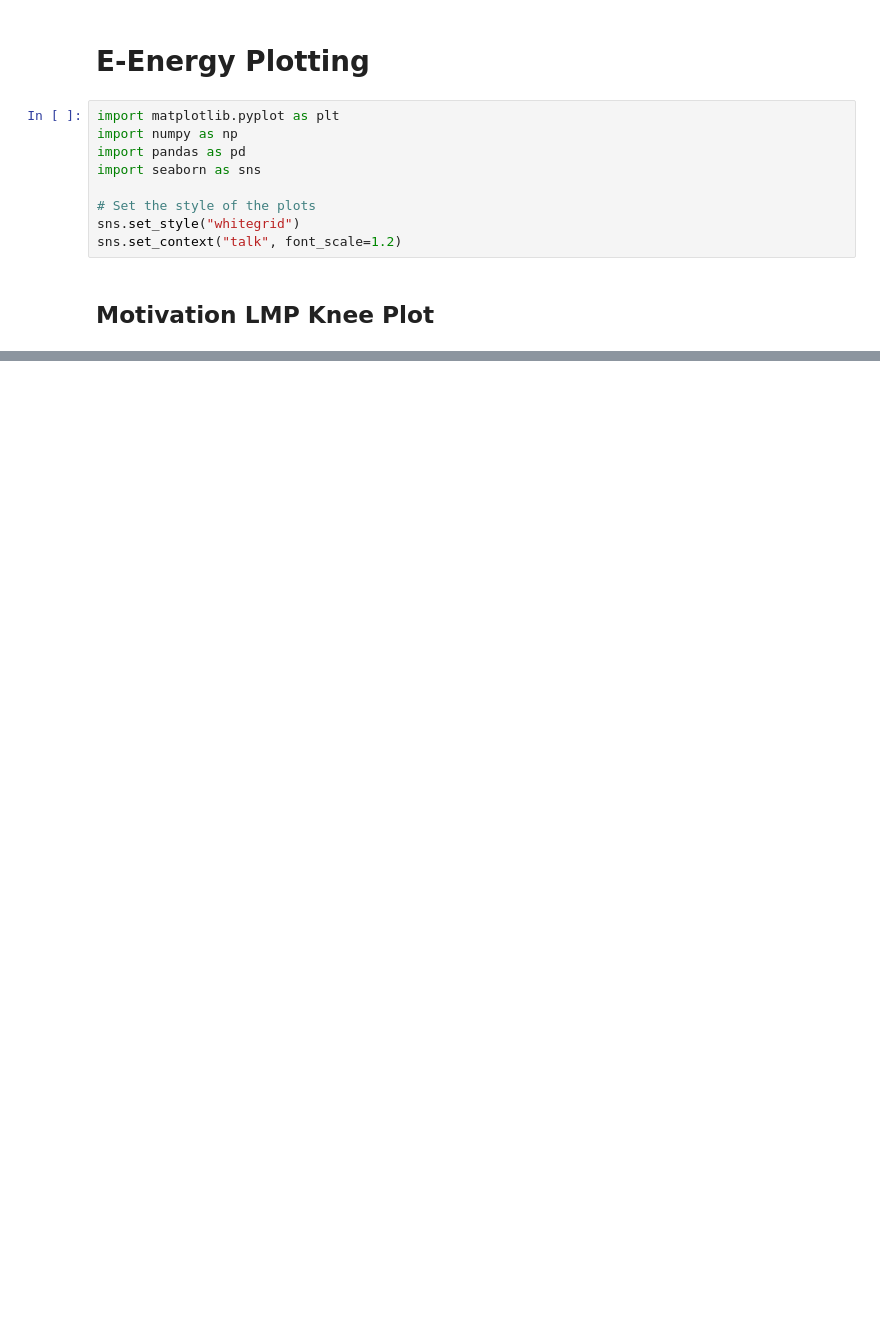
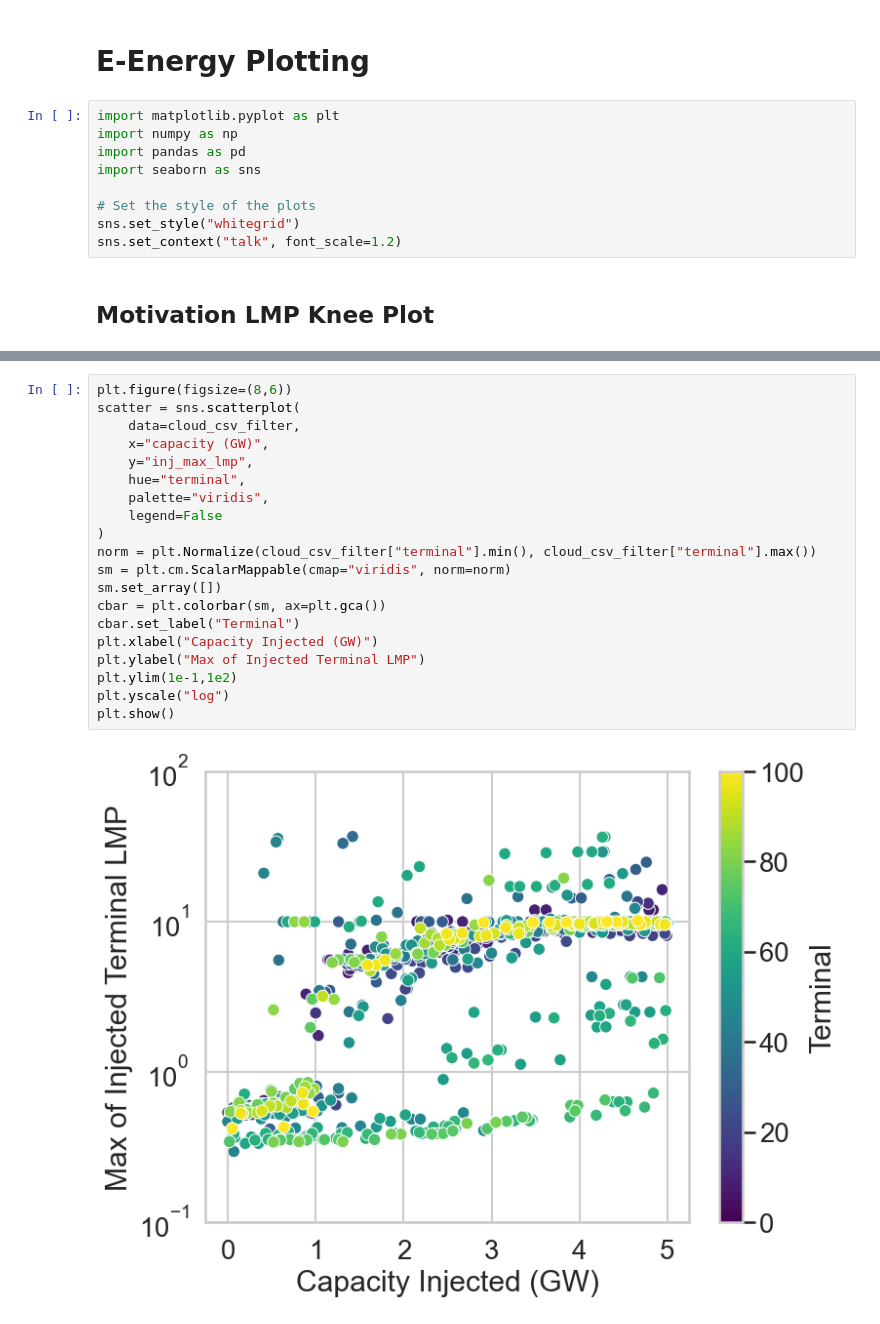
Before and after one commit to llanoajm/zap, a Jupyter notebook: eenergy-plotting.ipynb, the cells around one changed output, grey strips where cells are left out. Cells and saved outputs as stored; diff of their text form; blank space fills up the shorter version.

```diff
--- a/eenergy-plotting.ipynb
+++ b/eenergy-plotting.ipynb
@@ -111,0 +84,22 @@ print(cloud_csv_filter_copy.sort_values("land_usd2017_per_acre")["terminal"].uni
+# %%
+plt.figure(figsize=(8,6))
+scatter = sns.scatterplot(
+    data=cloud_csv_filter,
+    x="capacity (GW)",
+    y="inj_max_lmp",
+    hue="terminal",
+    palette="viridis",
+    legend=False
+)
+norm = plt.Normalize(cloud_csv_filter["terminal"].min(), cloud_csv_filter["terminal"].max())
+sm = plt.cm.ScalarMappable(cmap="viridis", norm=norm)
+sm.set_array([])
+cbar = plt.colorbar(sm, ax=plt.gca())
+cbar.set_label("Terminal")
+plt.xlabel("Capacity Injected (GW)")
+plt.ylabel("Max of Injected Terminal LMP")
+plt.ylim(1e-1,1e2)
+plt.yscale("log")
+plt.show()
+# %% [output]
+[figure, added]
```
Also changed, not shown: parts of 5 cells of this notebook, 9 other files.
